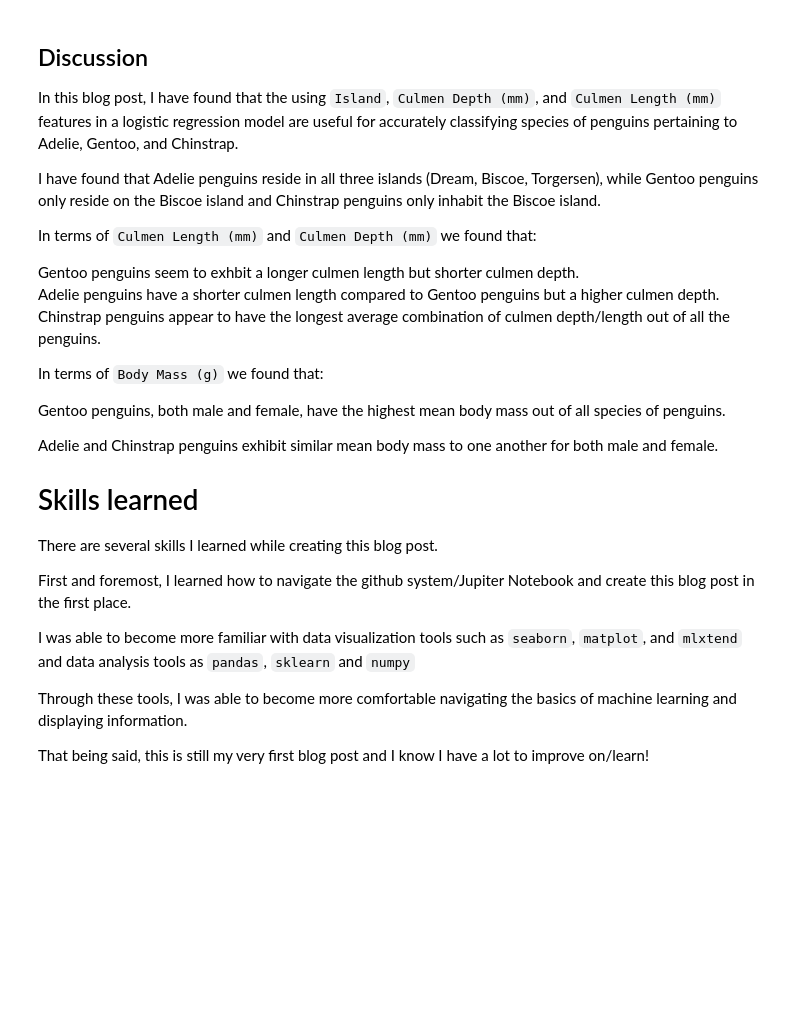
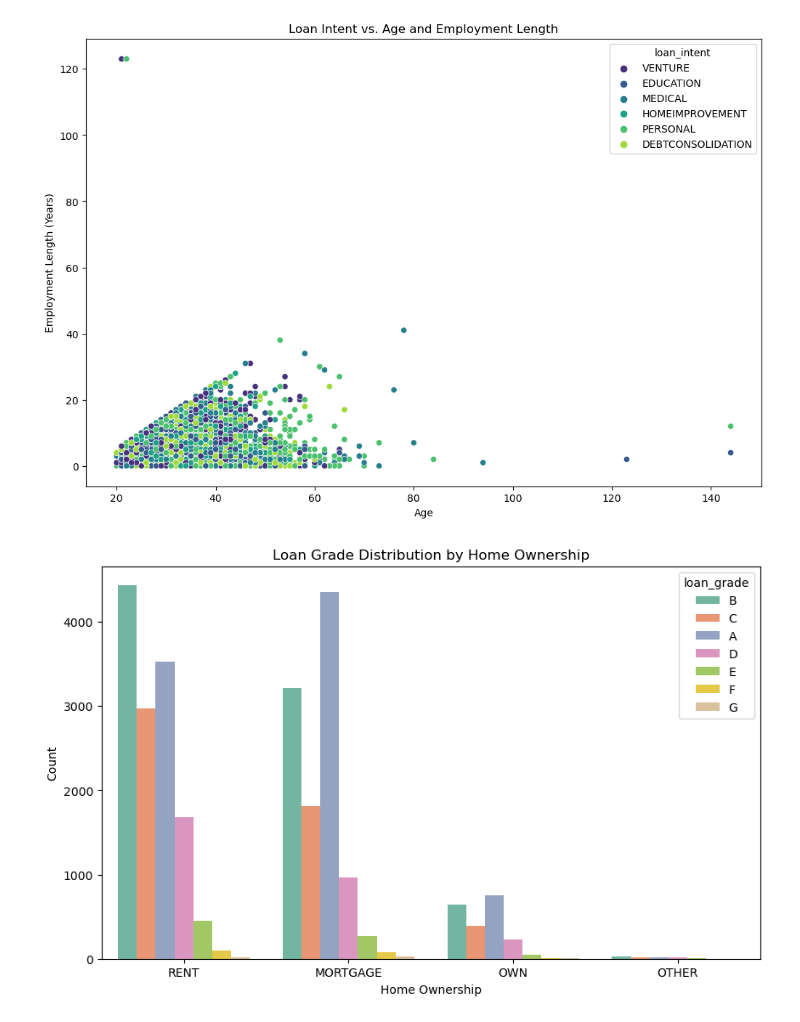
Before and after one commit to ItsDwood/itsdwood.github.io, a Jupyter notebook: posts/New-test-thing-post/index.ipynb, the cells around one changed output. Drawn from its saved outputs; the diff is of its cells as text; code cells hidden in the pictures; blank space fills up the shorter version.

```diff
--- a/posts/New-test-thing-post/index.ipynb
+++ b/posts/New-test-thing-post/index.ipynb
@@ -22,5 +14,4 @@ Below we will import the dataset we will use for this Blog Post
 # %%
 import pandas as pd
-import numpy as np
-train_url = "https://raw.githubusercontent.com/PhilChodrow/ml-notes/main/data/palmer-penguins/train.csv"
-train = pd.read_csv(train_url)
+url = "https://raw.githubusercontent.com/PhilChodrow/ml-notes/main/data/credit-risk/train.csv"
+df = pd.read_csv(url)
@@ -317,29 +34,24 @@ That being said, as previously mentioned, the most likely error to occur within
-# %% [markdown]
-## Discussion
-
-In this blog post, I have found that the using `Island`, `Culmen Depth (mm)`, and `Culmen Length (mm)` features in a logistic regression model are useful for accurately classifying species of penguins pertaining to Adelie, Gentoo, and Chinstrap.
-
-I have found that Adelie penguins reside in all three islands (Dream, Biscoe, Torgersen), while Gentoo penguins only reside on the Biscoe island and Chinstrap penguins only inhabit the Biscoe island.
-
-In terms of `Culmen Length (mm)` and `Culmen Depth (mm)` we found that:
-
- Gentoo penguins seem to exhbit a longer culmen length but shorter culmen depth. <br>
- Adelie penguins have a shorter culmen length compared to Gentoo penguins but a higher culmen depth. <br> Chinstrap penguins appear to have the longest average combination of culmen depth/length out of all the penguins.
-
-In terms of `Body Mass (g)` we found that:
-
-Gentoo penguins, both male and female, have the highest mean body mass out of all species of penguins.
-
-Adelie and Chinstrap penguins exhibit similar mean body mass to one another for both male and female.
-
-# Skills learned
-
-There are several skills I learned while creating this blog post.
-
-First and foremost, I learned how to navigate the github system/Jupiter Notebook and create this blog post in the first place.
-
-I was able to become more familiar with data visualization tools such as `seaborn`, `matplot`, and `mlxtend` and data analysis tools as `pandas`, `sklearn` and `numpy`
-
-Through these tools, I was able to become more comfortable navigating the basics of machine learning and displaying information.
-
-That being said, this is still my very first blog post and I know I have a lot to improve on/learn!
+# %%
+#| label: fig-scatter-loan
+#| fig-cap: Loan Intent
+
+plt.figure(figsize=(12, 8))
+sns.scatterplot(x='person_age', y='person_emp_length', hue='loan_intent', data=df, palette='viridis')
+plt.title('Loan Intent vs. Age and Employment Length')
+plt.xlabel('Age')
+plt.ylabel('Employment Length (Years)')
+plt.show()
+# %% [output]
+[figure, added]
+# %%
+#| label: fig-scatter-loan-grade
+#| fig-cap: Loan Grade Distribution by Home Ownership
+
+plt.figure(figsize=(10, 6))
+sns.countplot(x='person_home_ownership', hue='loan_grade', data=df, palette='Set2')
+plt.title('Loan Grade Distribution by Home Ownership')
+plt.xlabel('Home Ownership')
+plt.ylabel('Count')
+plt.show()
+# %% [output]
+[figure, added]
```
Also changed, not shown: parts of 60 cells of this notebook, 6 other files.
